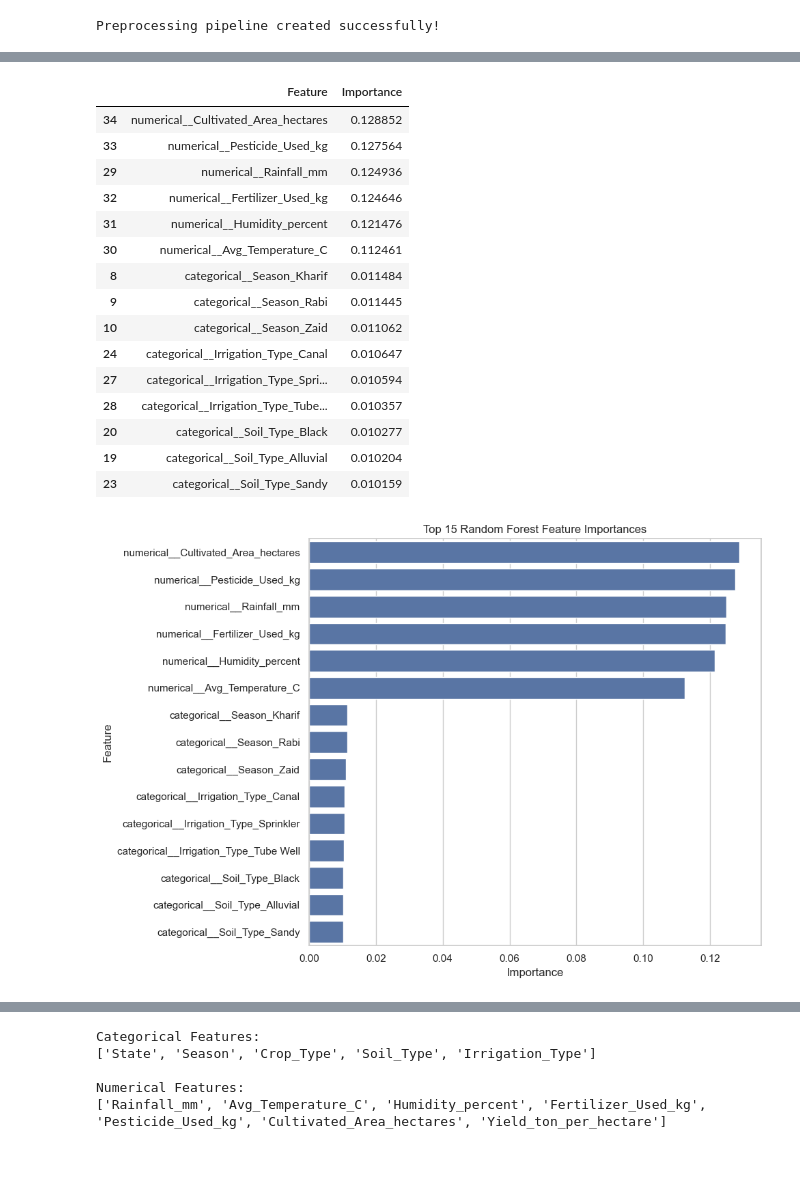
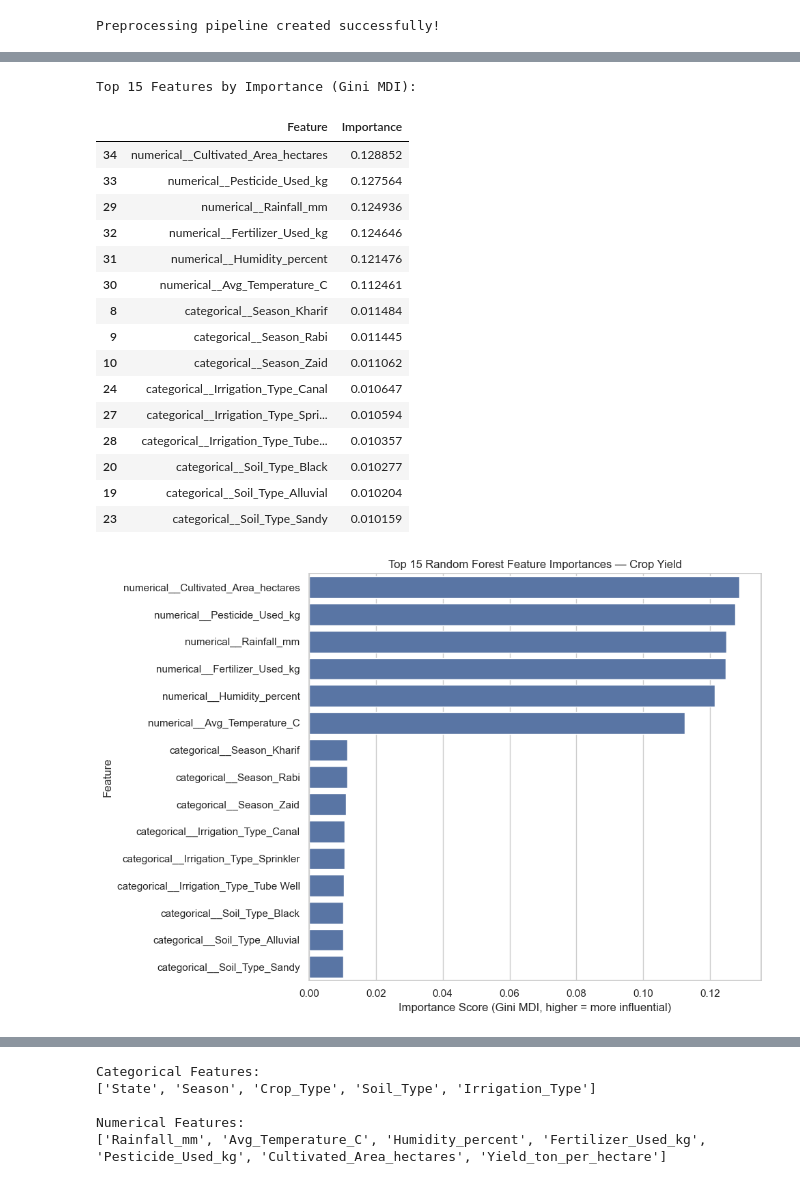
Before and after one commit to Aadish2003/AgriSmart-Dashboard, a Jupyter notebook: rain.ipynb, the cells around one changed output, grey strips where cells are left out. Cells and saved outputs as stored; diff of their text form; code cells hidden in the pictures.

```diff
--- a/rain.ipynb
+++ b/rain.ipynb
@@ -640,8 +910,22 @@ Residual Standard Deviation: 2.1682231753979018
 # %%
+# =============================================================================
+# CELL 16 | RANDOM FOREST FEATURE IMPORTANCES (CROP YIELD)
+# PURPOSE : Extract and rank the importance of each input feature as assigned
+#           by the Random Forest model's internal Gini impurity measure.
+# WHY     : Feature importance reveals WHICH agricultural variables drive crop
+#           yield the most. This provides actionable management insight:
+#           high-importance features deserve priority attention in farm policy.
+# METHOD  : Mean Decrease in Impurity (MDI) — computed automatically during
+#           Random Forest training across all 150 decision trees.
+# NOTE    : OneHotEncoded columns appear as 'categorical__<feature>_<value>'
+#           while numeric features appear as 'numerical__<feature>'.
+# =============================================================================
+
 rf_model = trained_models["Random Forest"]
 
-rf_estimator = rf_model.named_steps["model"]
+rf_estimator = rf_model.named_steps["model"]   # Extract the RandomForestRegressor object
 
+# Get encoded feature names after OneHotEncoding + StandardScaling
 feature_names = (
     rf_model.named_steps["preprocessing"]
     .get_feature_names_out()
@@ -649,7 +933,7 @@ feature_names = (
 
 importance_df = pd.DataFrame({
     "Feature": feature_names,
-    "Importance": rf_estimator.feature_importances_
+    "Importance": rf_estimator.feature_importances_   # MDI importance scores (sum = 1.0)
 })
 
 importance_df = importance_df.sort_values(
@@ -657,8 +941,10 @@ importance_df = importance_df.sort_values(
     ascending=False
 )
 
+print("Top 15 Features by Importance (Gini MDI):")
 display(importance_df.head(15))
 # %% [output]
+Top 15 Features by Importance (Gini MDI):
 |  | Feature | Importance |
 | 34 | numerical__Cultivated_Area_hectares | 0.128852 |
 | 33 | numerical__Pesticide_Used_kg | 0.127564 |
@@ -676,17 +962,30 @@ display(importance_df.head(15))
 | 19 | categorical__Soil_Type_Alluvial | 0.010204 |
 | 23 | categorical__Soil_Type_Sandy | 0.010159 |
 # %%
+# =============================================================================
+# CELL 17 | FEATURE IMPORTANCE BAR CHART
+# PURPOSE : Visualise the Top 15 most influential features for crop yield.
+# WHY     : A horizontal bar chart is easier to read for many features with
+#           long names. Features with high importance are strong candidates for
+#           agricultural intervention strategies by policymakers.
+# EXPECTED LEADERS:
+#   - Cultivated_Area_hectares → more land = more total yield
+#   - Crop-specific one-hot features → crop type strongly determines yield
+#   - Rainfall_mm               → water availability is critical
+# =============================================================================
+
 plt.figure(figsize=(10, 7))
 
 sns.barplot(
     data=importance_df.head(15),
     x="Importance",
     y="Feature"
 )
 
-plt.title("Top 15 Random Forest Feature Importances")
+plt.title("Top 15 Random Forest Feature Importances — Crop Yield")
+plt.xlabel("Importance Score (Gini MDI, higher = more influential)")
 plt.tight_layout()
 plt.show()
 # %% [output]
-[figure, old version]
+[figure, new version]
 # %%
```
Also changed, not shown: parts of 37 cells of this notebook, 2 other files.
